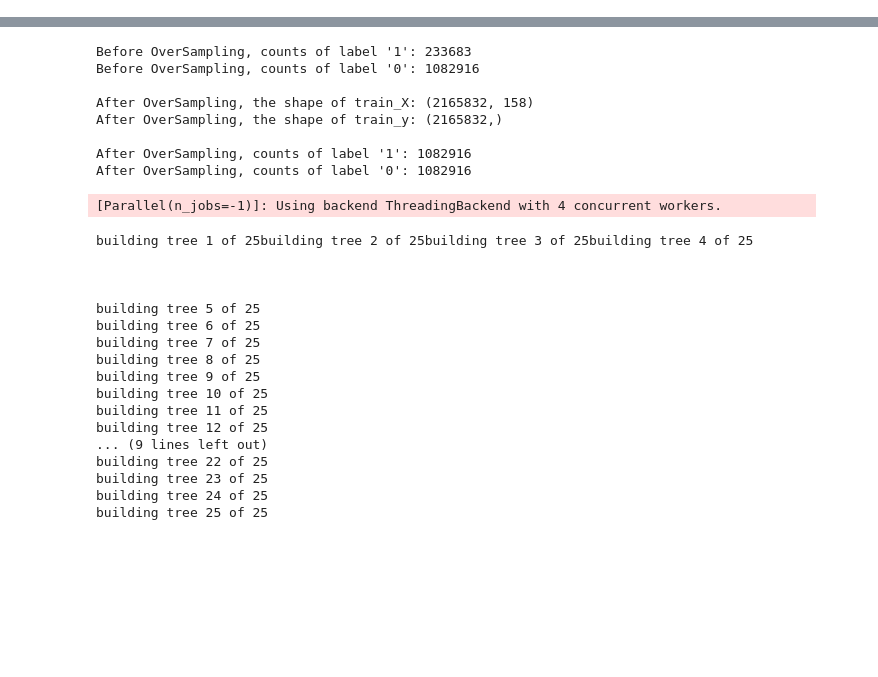
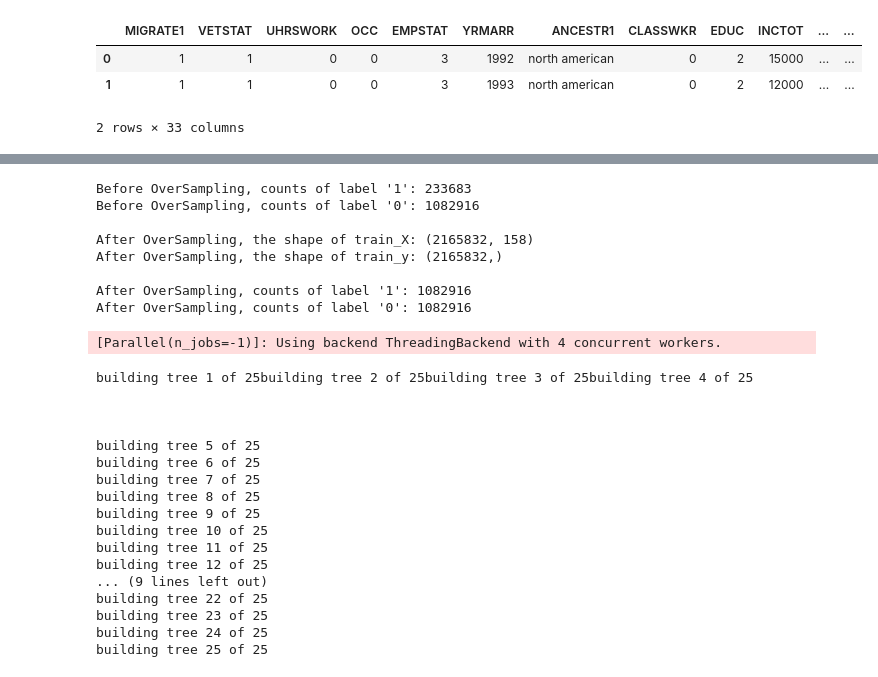
Before and after one commit to achildress83/Symptoms_of_Divorce, a Jupyter notebook: notebooks/Modeling.ipynb, the cells around one changed output, grey strips where cells are left out. Cells and saved outputs as stored; diff of their text form; code cells hidden in the pictures; blank space fills up the shorter version.

```diff
--- a/notebooks/Modeling.ipynb
+++ b/notebooks/Modeling.ipynb
@@ -15,2 +53,9 @@ os.chdir('/Users/flatironschooldc3/FlatironSchoolRepo/Projects')
 # %%
+# Read in data
 df = pd.read_csv('ipums_1.csv')
+df.head(2)
+# %% [output]
+|  | MIGRATE1 | VETSTAT | UHRSWORK | OCC | EMPSTAT | YRMARR | ANCESTR1 | CLASSWKR | EDUC | INCTOT | ... | ... |
+| 0 | 1 | 1 | 0 | 0 | 3 | 1992 | north american | 0 | 2 | 15000 | ... | ... |
+| 1 | 1 | 1 | 0 | 0 | 3 | 1993 | north american | 0 | 2 | 12000 | ... | ... |
+2 rows × 33 columns
```
Also changed, not shown: parts of 19 cells of this notebook, 7 other files.
